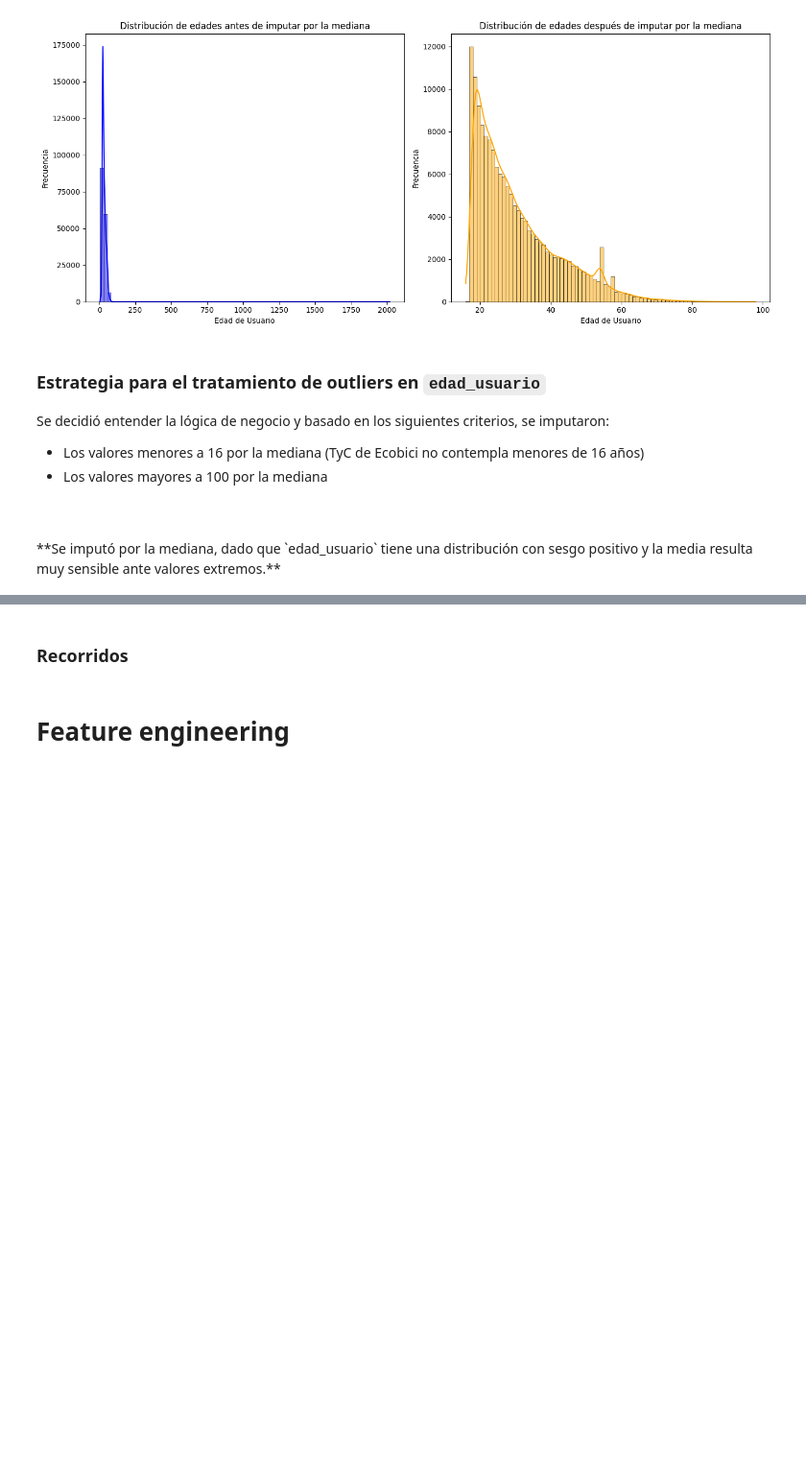
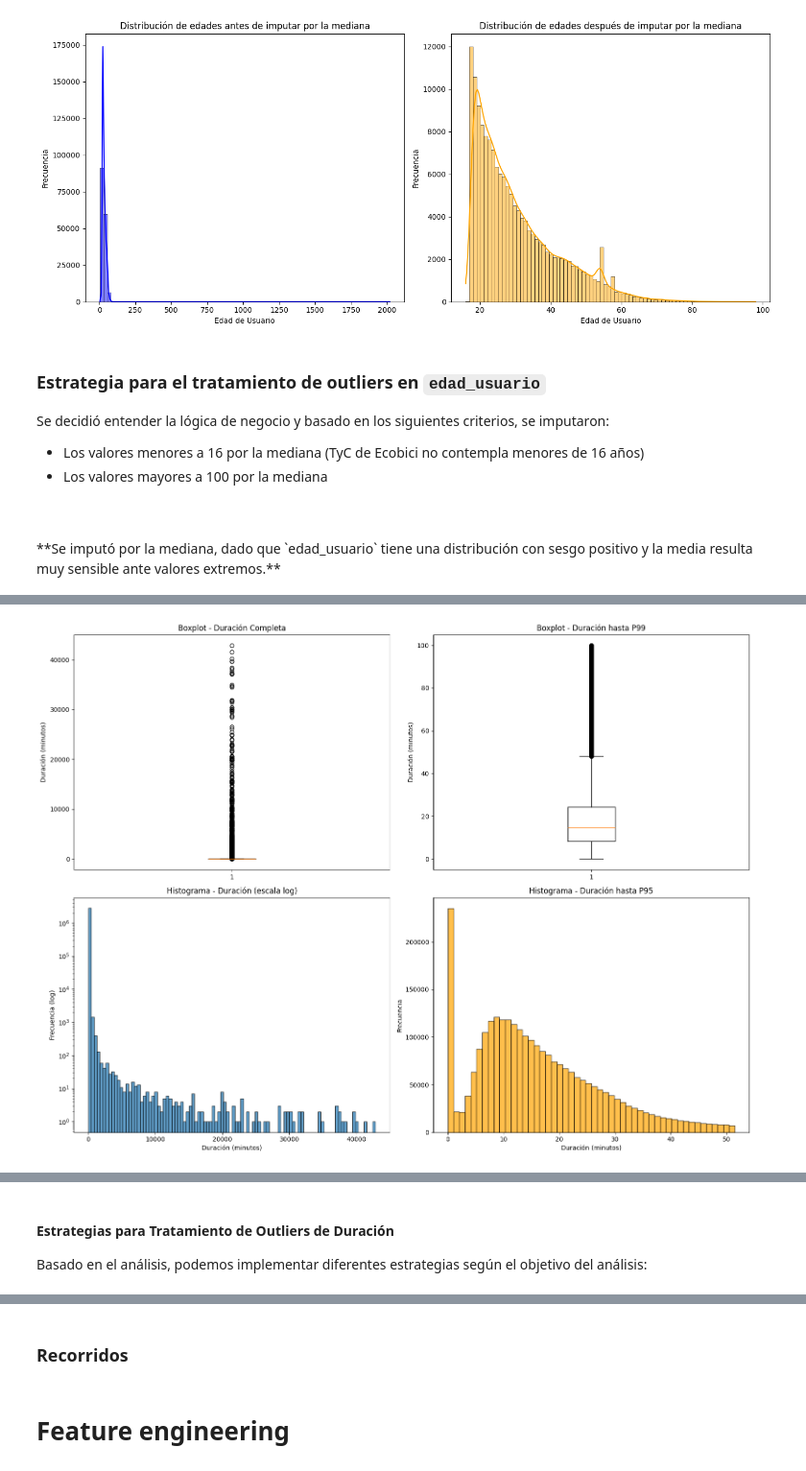
Before and after one commit to ArielMatC/ceia-andd-g2, a Jupyter notebook: data_analysis.ipynb, the cells around one changed output, grey strips where cells are left out. Shown at 96% size. Drawn from its saved outputs; the diff is of its cells as text; code cells hidden in the pictures; blank space fills up the shorter version.

```diff
--- a/data_analysis.ipynb
+++ b/data_analysis.ipynb
@@ -19,13 +19,12 @@ import folium
 pd.set_option('display.max_columns', None)  # Mostrar todas las columnas
 # %% [markdown]
 # Ingesta de los datos
-# %%
-USUARIOS_FILE_URL = r"https://cdn.buenosaires.gob.ar/datosabiertos/datasets/transporte-y-obras-publicas/bicicletas-publicas/badata_ecobici_usuarios_2024.csv"
-RECORRIDOS_FILE_URL = r"https://cdn.buenosaires.gob.ar/datosabiertos/datasets/transporte-y-obras-publicas/bicicletas-publicas/badata_ecobici_recorridos_realizados_2024.zip"
-USUARIOS_CSV = pathlib.Path("./datasets/badata_ecobici_usuarios_2024.csv")
-RECORRIDOS_ZIP = pathlib.Path("./datasets/badata_ecobici_recorridos_realizados_2024.zip")
-RECORRIDOS_CSV = pathlib.Path("./datasets/badata_ecobici_recorridos_realizados_2024.csv")
 # %%
+"""USUARIOS_FILE_URL = r"https://cdn.buenosaires.gob.ar/datosabiertos/datasets/transporte-y-obras-publicas/bicicletas-publicas/badata_ecobici_usuarios_2024.csv"
+RECORRIDOS_FILE_URL = r"https://cdn.buenosaires.gob.ar/datosabiertos/datasets/transporte-y-obras-publicas/bicicletas-publicas/badata_ecobici_recorridos_realizados_2024.zip"
+USUARIOS_CSV = pathlib.Path("./datasets/badata_ecobici_usuarios_2024.csv")
+RECORRIDOS_ZIP = pathlib.Path("./datasets/badata_ecobici_recorridos_realizados_2024.zip")
+RECORRIDOS_CSV = pathlib.Path("./datasets/badata_ecobici_recorridos_realizados_2024.csv")
 # Descarga de los archivos
 GET_FILES = False
 
@@ -48,4 +47,4 @@ if GET_FILES:
             extracted_file = RECORRIDOS_CSV.parent / zip_contents[0]
             extracted_file.rename(RECORRIDOS_CSV)
 
-    RECORRIDOS_ZIP.unlink()
+    RECORRIDOS_ZIP.unlink()"""
@@ -52,6 +53,6 @@ if GET_FILES:
 # %%
-users_df = pd.read_csv(USUARIOS_CSV)
-rides_df = pd.read_csv(RECORRIDOS_CSV)
+users_df = pd.read_csv("usuarios_2024.csv")
+rides_df = pd.read_csv("recorridos_realizados_2024.csv")
 # %% [markdown]
 # Hipótesis
 - Los fines de semana hay una mayor cantidad de usuarios nuevos
@@ -1313,0 +1430,58 @@ Se decidió entender la lógica de negocio y basado en los siguientes criterios,
+# %%
+# Visualizaciones de outliers en duración
+fig, axes = plt.subplots(2, 2, figsize=(16, 12))
+
+# 1. Boxplot general
+axes[0,0].boxplot(rides_df_train_cleaned['duracion_recorrido_min'])
+axes[0,0].set_title('Boxplot - Duración Completa')
+axes[0,0].set_ylabel('Duración (minutos)')
+
+# 2. Boxplot sin outliers extremos (hasta P99)
+duration_p99 = rides_df_train_cleaned[rides_df_train_cleaned['duracion_recorrido_min'] <= p99]['duracion_recorrido_min']
+axes[0,1].boxplot(duration_p99)
+axes[0,1].set_title('Boxplot - Duración hasta P99')
+axes[0,1].set_ylabel('Duración (minutos)')
+
+# 3. Histograma log scale
+axes[1,0].hist(rides_df_train_cleaned[rides_df_train_cleaned['duracion_recorrido_min'] > 0]['duracion_recorrido_min'],
+               bins=100, alpha=0.7, edgecolor='black')
+axes[1,0].set_yscale('log')
+axes[1,0].set_title('Histograma - Duración (escala log)')
+axes[1,0].set_xlabel('Duración (minutos)')
+axes[1,0].set_ylabel('Frecuencia (log)')
+
+# 4. Histograma hasta P95
+duration_p95 = rides_df_train_cleaned[rides_df_train_cleaned['duracion_recorrido_min'] <= p95]['duracion_recorrido_min']
+axes[1,1].hist(duration_p95, bins=50, alpha=0.7, edgecolor='black', color='orange')
+axes[1,1].set_title('Histograma - Duración hasta P95')
+axes[1,1].set_xlabel('Duración (minutos)')
+axes[1,1].set_ylabel('Frecuencia')
+
+plt.tight_layout()
+plt.show()
+
+# Análisis por contexto de viaje
+print("\n=== ANÁLISIS CONTEXTUAL DE OUTLIERS ===")
+
+# Outliers por día de la semana
+outliers_por_dia = rides_df_train_cleaned[outliers_iqr_mask]['dia_semana_origen_recorrido'].value_counts()
+print("Outliers por día de la semana:")
+print(outliers_por_dia)
+
+# Outliers por hora
+outliers_por_hora = rides_df_train_cleaned[outliers_iqr_mask]['hora_origen_recorrido'].value_counts().sort_index()
+print(f"\nTop 5 horas con más outliers:")
+print(outliers_por_hora.head())
+
+# Outliers por mes
+outliers_por_mes = rides_df_train_cleaned[outliers_iqr_mask]['mes'].value_counts().sort_index()
+print(f"\nOutliers por mes:")
+print(outliers_por_mes)
+
+# Verificar si origen = destino en outliers
+same_station_outliers = rides_df_train_cleaned[outliers_iqr_mask &
+                                              (rides_df_train_cleaned['id_estacion_origen'] ==
+                                               rides_df_train_cleaned['id_estacion_destino'])]
+print(f"\nOutliers con origen = destino: {len(same_station_outliers):,} ({len(same_station_outliers)/outliers_iqr_count*100:.1f}% de outliers)")
+# %% [output]
+[figure, added]
@@ -1313,0 +1505,4 @@ Se decidió entender la lógica de negocio y basado en los siguientes criterios,
+# %% [markdown]
+#### Estrategias para Tratamiento de Outliers de Duración
+
+Basado en el análisis, podemos implementar diferentes estrategias según el objetivo del análisis:
```
Also changed, not shown: parts of 35 cells of this notebook, 3 other files.
